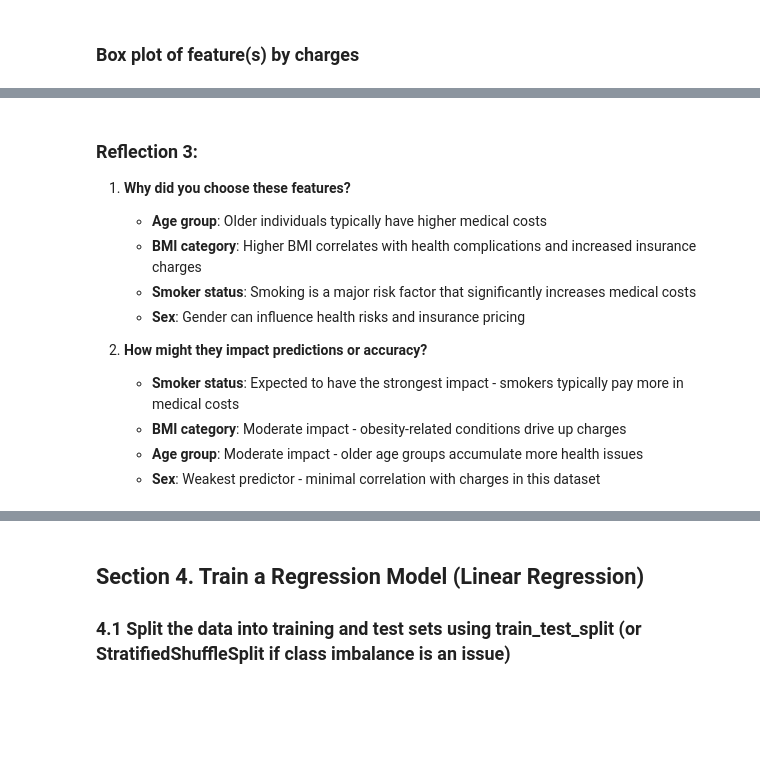
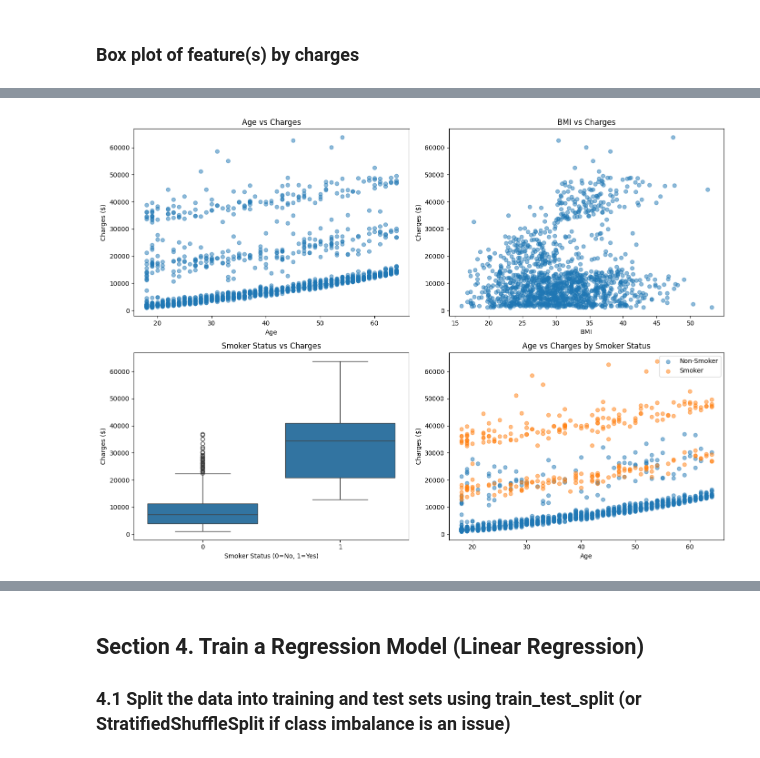
Before and after one commit to bjdawson23/ml_regression_branton, a Jupyter notebook: notebooks/regression_branton.ipynb, the cells around one changed output, grey strips where cells are left out. Drawn from its saved outputs; the diff is of its cells as text; code cells hidden in the pictures; blank space fills up the shorter version.

```diff
--- a/notebooks/regression_branton.ipynb
+++ b/notebooks/regression_branton.ipynb
@@ -251,13 +263,40 @@ for i, feature in enumerate(['age_group', 'bmi_category', 'smoker_status', 'sex_
-# %% [markdown]
-### Reflection 3:
-1. **Why did you choose these features?**
-   - **Age group**: Older individuals typically have higher medical costs
-   - **BMI category**: Higher BMI correlates with health complications and increased insurance charges
-   - **Smoker status**: Smoking is a major risk factor that significantly increases medical costs
-   - **Sex**: Gender can influence health risks and insurance pricing
-
-2. **How might they impact predictions or accuracy?**
-   - **Smoker status**: Expected to have the strongest impact - smokers typically pay more in medical costs
-   - **BMI category**: Moderate impact - obesity-related conditions drive up charges
-   - **Age group**: Moderate impact - older age groups accumulate more health issues
-   - **Sex**: Weakest predictor - minimal correlation with charges in this dataset
+# %%
+# Scatter plots for continuous features vs charges
+plt.figure(figsize=(14, 10))
+
+# Age vs Charges
+plt.subplot(2, 2, 1)
+plt.scatter(data['age'], data['charges'], alpha=0.5)
+plt.xlabel('Age')
+plt.ylabel('Charges ($)')
+plt.title('Age vs Charges')
+
+# BMI vs Charges
+plt.subplot(2, 2, 2)
+plt.scatter(data['bmi'], data['charges'], alpha=0.5)
+plt.xlabel('BMI')
+plt.ylabel('Charges ($)')
+plt.title('BMI vs Charges')
+
+# Smoker Status vs Charges (boxplot for binary)
+plt.subplot(2, 2, 3)
+sns.boxplot(x=data['smoker_status'], y=data['charges'])
+plt.xlabel('Smoker Status (0=No, 1=Yes)')
+plt.ylabel('Charges ($)')
+plt.title('Smoker Status vs Charges')
+
+# Age colored by Smoker Status
+plt.subplot(2, 2, 4)
+for smoker in [0, 1]:
+    mask = data['smoker_status'] == smoker
+    label = 'Non-Smoker' if smoker == 0 else 'Smoker'
+    plt.scatter(data[mask]['age'], data[mask]['charges'], alpha=0.5, label=label)
+plt.xlabel('Age')
+plt.ylabel('Charges ($)')
+plt.title('Age vs Charges by Smoker Status')
+plt.legend()
+
+plt.tight_layout()
+plt.show()
+# %% [output]
+[figure, added]
```
Also changed, not shown: parts of 21 cells of this notebook.
